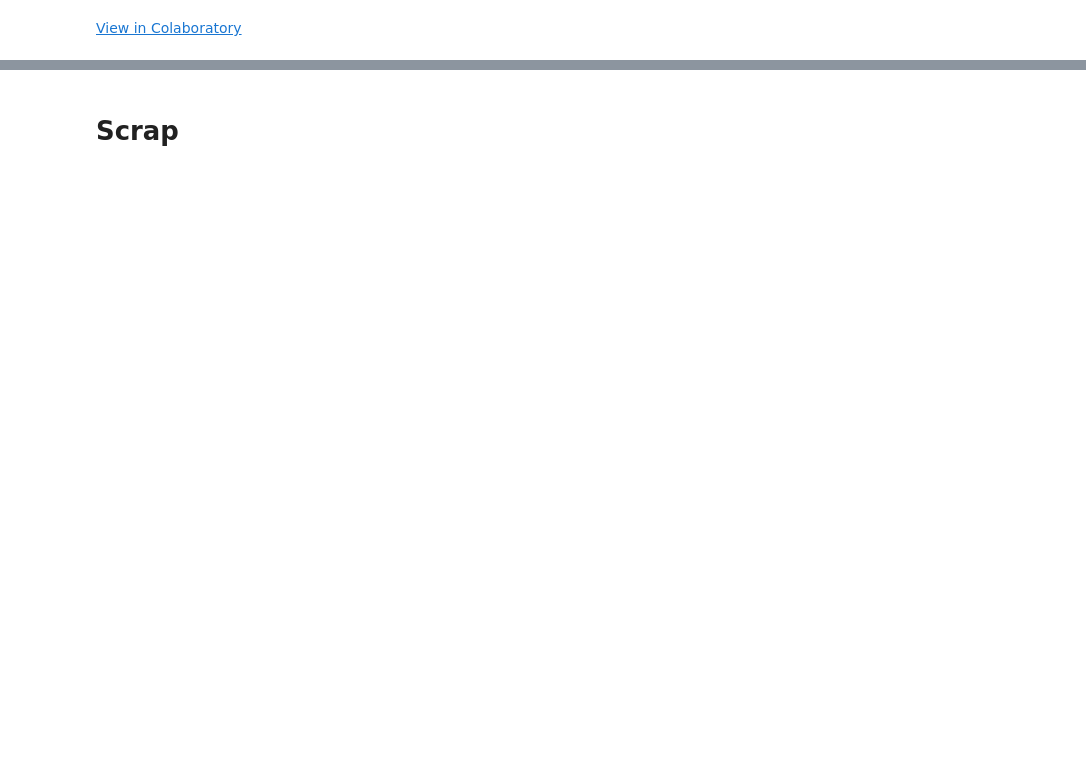
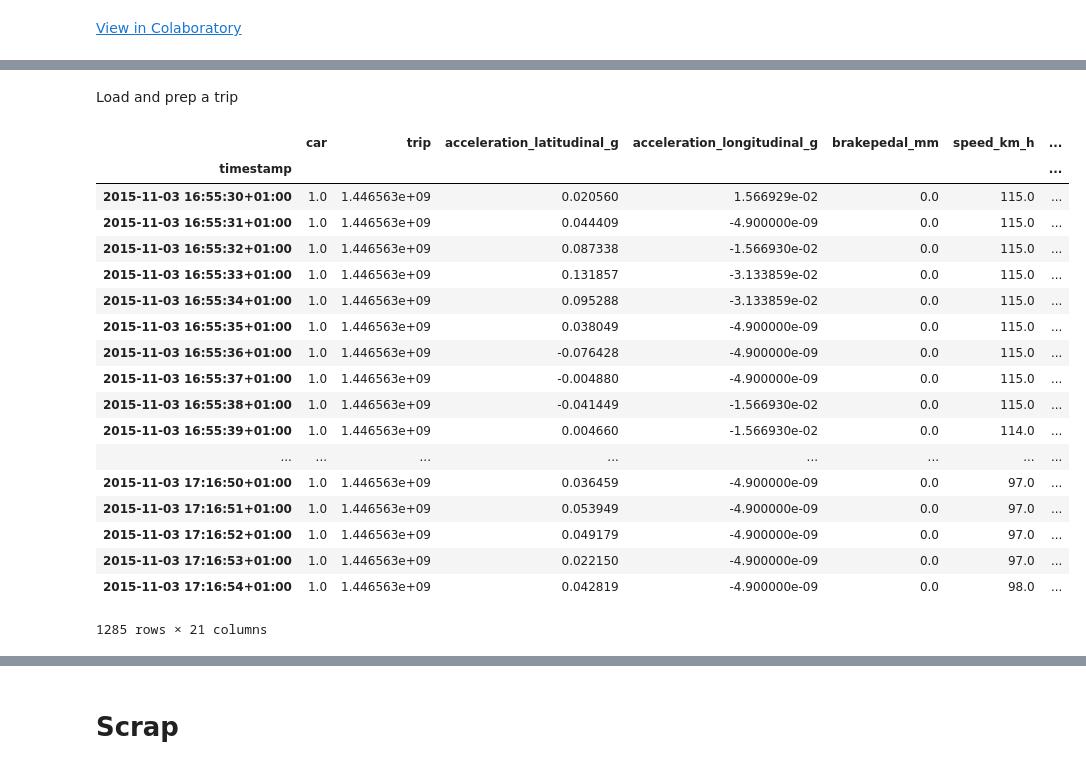
Before and after one commit to HAN-AR/VIANOVA-congestion-ix35, a Jupyter notebook: iX35/ix35_analysis.ipynb, the cells around one changed output, grey strips where cells are left out. Cells and saved outputs as stored; diff of their text form; code cells hidden in the pictures; blank space fills up the shorter version.

```diff
--- a/iX35/ix35_analysis.ipynb
+++ b/iX35/ix35_analysis.ipynb
@@ -156 +76,77 @@ print("--- %s seconds ---" % (time.time() - start_time))
+# %% [markdown]
+Load and prep a trip
+# %%
+def load_trip(t):
+  df = pd.read_feather(t)
+
+  # feather format doesn't allow saving timestamp indexes, so restore it here
+  df.set_index('timestamp', inplace=True)
+
+  # forward fill of missing values and remove remaining
+  #df.fillna(method='ffill', inplace=True)
+  #df.dropna(inplace=True)
+
+  # remove all non-motorway samples and samples that don't have a maxspeed
+  # must be done before the resample or the resampled timestamps would also
+  # disappear
+  df = df[(df['road_type'] == 'motorway') & pd.notnull(df.road_maxspeed)]
+
+  # normalize to 1s
+  df = df.resample('s').agg({
+    'car': 'first',
+    'trip': 'first',
+
+    'acceleration_latitudinal_g': np.mean,
+    'acceleration_longitudinal_g': np.mean,
+    'brakepedal_mm': np.mean,
+    'speed_km_h': np.mean,
+    'steeringangle_deg': np.mean,
+    'throttlepedal_pct': np.mean,
+    'yaw_rate_deg_s': np.mean,
+
+    'latitude': 'first',
+    'longitude': 'first',
+
+    'road_lanes': 'first',
+    'road_maxspeed': 'first',
+    'road_type': 'first',
+    'road_class': 'first',
+    'road_name': 'first',
+    'road_latitude': 'first',
+    'road_longitude': 'first',
+  })
+
+  # calculate fraction of maxspeed
+  df['maxspeed_fraction'] = df['speed_km_h'] / df['road_maxspeed']
+
+  # non-motorway = red, < .7 = blue, >= .7 = green
+  df['color'] = df.apply(lambda row: ('blue' if row['maxspeed_fraction'] < 0.7 else 'green') if row['road_type'] == 'motorway' else 'red', axis=1)
+
+  # rush hour blocks
+  df['rush'] = df.index.isin(df.between_time('07:00', '09:00', include_start=True, include_end=True).index) | df.index.isin(df.between_time('16:30', '18:30', include_start=True, include_end=True).index)
+
+  return df
+
+# example how to call it
+load_trip(trips.iloc[1].trip)
+# %% [output]
+|  | car | trip | acceleration_latitudinal_g | acceleration_longitudinal_g | brakepedal_mm | speed_km_h | ... |
+| timestamp |  |  |  |  |  |  | ... |
+| 2015-11-03 16:55:30+01:00 | 1.0 | 1.446563e+09 | 0.020560 | 1.566929e-02 | 0.0 | 115.0 | ... |
+| 2015-11-03 16:55:31+01:00 | 1.0 | 1.446563e+09 | 0.044409 | -4.900000e-09 | 0.0 | 115.0 | ... |
+| 2015-11-03 16:55:32+01:00 | 1.0 | 1.446563e+09 | 0.087338 | -1.566930e-02 | 0.0 | 115.0 | ... |
+| 2015-11-03 16:55:33+01:00 | 1.0 | 1.446563e+09 | 0.131857 | -3.133859e-02 | 0.0 | 115.0 | ... |
+| 2015-11-03 16:55:34+01:00 | 1.0 | 1.446563e+09 | 0.095288 | -3.133859e-02 | 0.0 | 115.0 | ... |
+| 2015-11-03 16:55:35+01:00 | 1.0 | 1.446563e+09 | 0.038049 | -4.900000e-09 | 0.0 | 115.0 | ... |
+| 2015-11-03 16:55:36+01:00 | 1.0 | 1.446563e+09 | -0.076428 | -4.900000e-09 | 0.0 | 115.0 | ... |
+| 2015-11-03 16:55:37+01:00 | 1.0 | 1.446563e+09 | -0.004880 | -4.900000e-09 | 0.0 | 115.0 | ... |
+| 2015-11-03 16:55:38+01:00 | 1.0 | 1.446563e+09 | -0.041449 | -1.566930e-02 | 0.0 | 115.0 | ... |
+| 2015-11-03 16:55:39+01:00 | 1.0 | 1.446563e+09 | 0.004660 | -1.566930e-02 | 0.0 | 114.0 | ... |
+| ... | ... | ... | ... | ... | ... | ... | ... |
+| 2015-11-03 17:16:50+01:00 | 1.0 | 1.446563e+09 | 0.036459 | -4.900000e-09 | 0.0 | 97.0 | ... |
+| 2015-11-03 17:16:51+01:00 | 1.0 | 1.446563e+09 | 0.053949 | -4.900000e-09 | 0.0 | 97.0 | ... |
+| 2015-11-03 17:16:52+01:00 | 1.0 | 1.446563e+09 | 0.049179 | -4.900000e-09 | 0.0 | 97.0 | ... |
+| 2015-11-03 17:16:53+01:00 | 1.0 | 1.446563e+09 | 0.022150 | -4.900000e-09 | 0.0 | 97.0 | ... |
+| 2015-11-03 17:16:54+01:00 | 1.0 | 1.446563e+09 | 0.042819 | -4.900000e-09 | 0.0 | 98.0 | ... |
+1285 rows × 21 columns
 # %%
```
Also changed, not shown: parts of 29 cells of this notebook.
